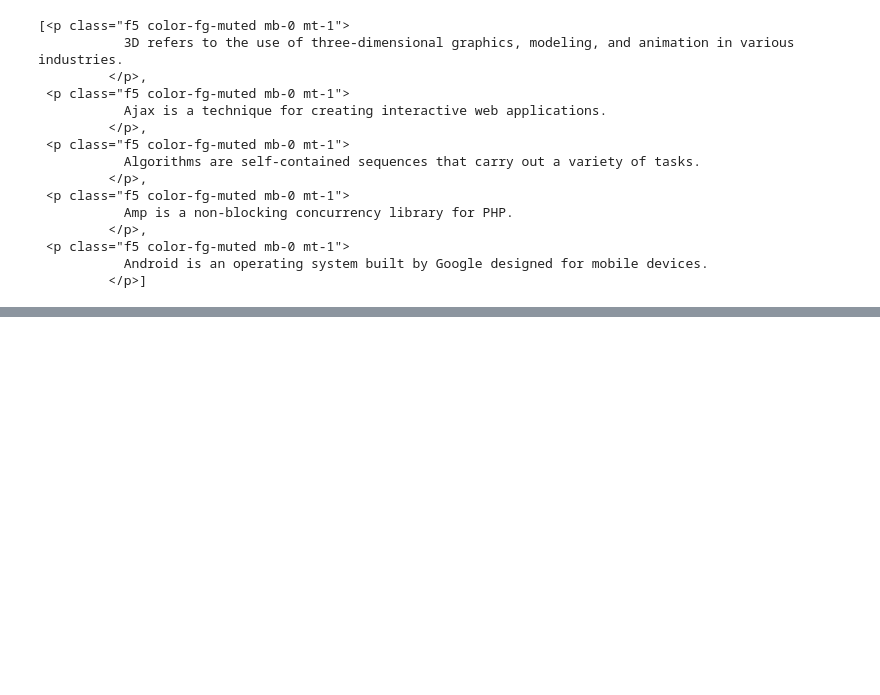
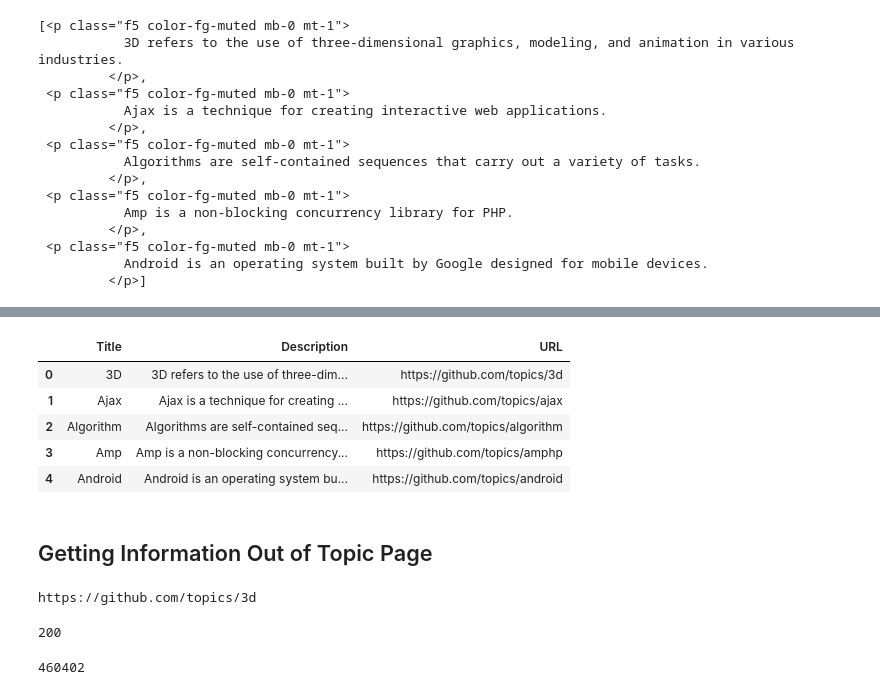
Before and after one commit to anandanraju/Web_Scrapping_GitHub_Top_Repositories, a Jupyter notebook: Web_Scrapping_GitHub_Top_Repositories.ipynb, the cells around one changed output, grey strips where cells are left out. Drawn from its saved outputs; the diff is of its cells as text; code cells hidden in the pictures; blank space fills up the shorter version.

```diff
--- a/Web_Scrapping_GitHub_Top_Repositories.ipynb
+++ b/Web_Scrapping_GitHub_Top_Repositories.ipynb
@@ -158,0 +182,7 @@ topic_desc_tags[:5]
+# %%
+topic_titles = []
+
+for tag in topic_title_tags:
+    topic_titles.append(tag.text)
+
+print(topic_titles)
@@ -158,0 +193,7 @@ topic_desc_tags[:5]
+# %%
+topic_desc = []
+
+for tag in topic_desc_tags:
+    topic_desc.append(tag.text.strip())
+
+topic_desc[:5]
@@ -158,0 +208,8 @@ topic_desc_tags[:5]
+# %%
+topic_urls = []
+base_url = 'https://github.com'
+
+for tag in topic_link_tags:
+    topic_urls.append(base_url+tag['href'])
+
+topic_urls
@@ -158,0 +238,32 @@ topic_desc_tags[:5]
+# %%
+topic_dict = {
+    'Title':topic_titles,
+    'Description':topic_desc,
+    'URL':topic_urls
+}
+# %%
+topic_df = pd.DataFrame(topic_dict)
+topic_df.head()
+# %% [output]
+|  | Title | Description | URL |
+| 0 | 3D | 3D refers to the use of three-dim... | https://github.com/topics/3d |
+| 1 | Ajax | Ajax is a technique for creating ... | https://github.com/topics/ajax |
+| 2 | Algorithm | Algorithms are self-contained seq... | https://github.com/topics/algorithm |
+| 3 | Amp | Amp is a non-blocking concurrency... | https://github.com/topics/amphp |
+| 4 | Android | Android is an operating system bu... | https://github.com/topics/android |
+# %% [markdown]
+## Getting Information Out of Topic Page
+# %%
+topic_page_url = topic_urls[0]
+print(topic_page_url)
+# %% [output]
+https://github.com/topics/3d
+# %%
+response = requests.get(topic_page_url)
+response.status_code
+# %% [output]
+200
+# %%
+len(response.text)
+# %% [output]
+460402
```
Also changed, not shown: parts of 51 cells of this notebook.
